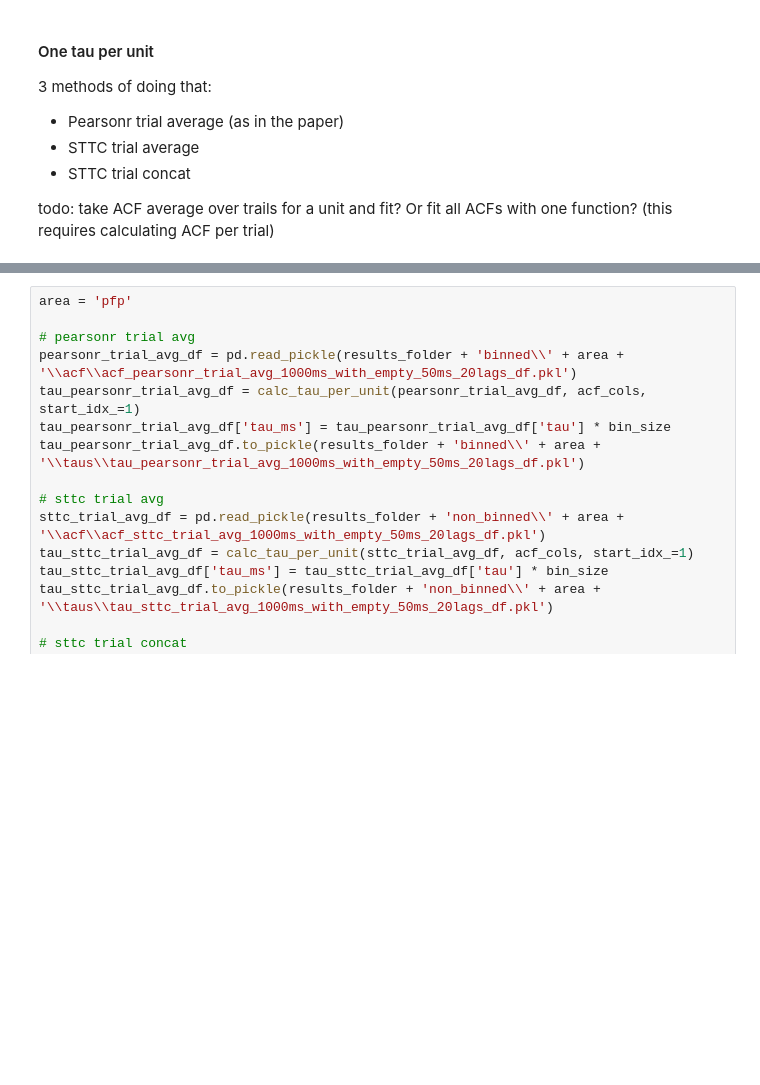
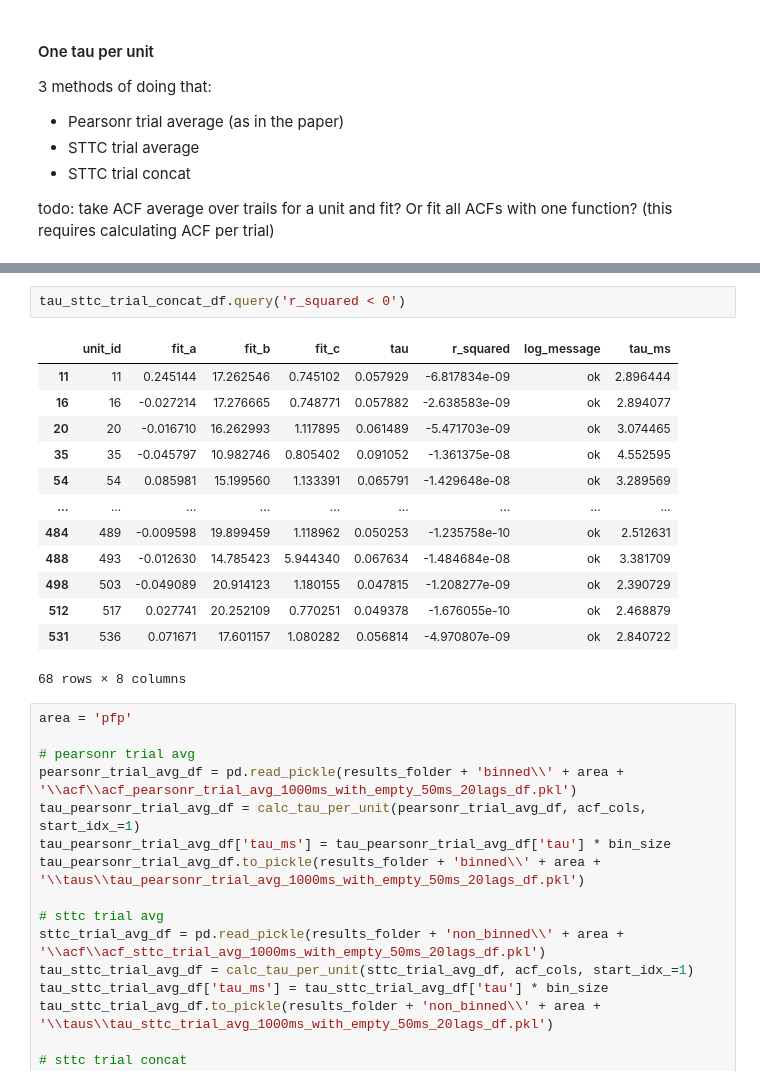
Before and after one commit to iinnpp/isttc, a Jupyter notebook: notebooks/monkey/calculate_tau.ipynb, the cells around one changed output, grey strips where cells are left out. Cells and saved outputs as stored; diff of their text form; blank space fills up the shorter version.

```diff
--- a/notebooks/monkey/calculate_tau.ipynb
+++ b/notebooks/monkey/calculate_tau.ipynb
@@ -88,3 +143,19 @@ tau_sttc_trial_concat_df.to_pickle(results_folder + 'non_binned\\' + area + '\\t
+# %%
+tau_sttc_trial_concat_df.query('r_squared < 0')
+# %% [output]
+|  | unit_id | fit_a | fit_b | fit_c | tau | r_squared | log_message | tau_ms |
+| 11 | 11 | 0.245144 | 17.262546 | 0.745102 | 0.057929 | -6.817834e-09 | ok | 2.896444 |
+| 16 | 16 | -0.027214 | 17.276665 | 0.748771 | 0.057882 | -2.638583e-09 | ok | 2.894077 |
+| 20 | 20 | -0.016710 | 16.262993 | 1.117895 | 0.061489 | -5.471703e-09 | ok | 3.074465 |
+| 35 | 35 | -0.045797 | 10.982746 | 0.805402 | 0.091052 | -1.361375e-08 | ok | 4.552595 |
+| 54 | 54 | 0.085981 | 15.199560 | 1.133391 | 0.065791 | -1.429648e-08 | ok | 3.289569 |
+| ... | ... | ... | ... | ... | ... | ... | ... | ... |
+| 484 | 489 | -0.009598 | 19.899459 | 1.118962 | 0.050253 | -1.235758e-10 | ok | 2.512631 |
+| 488 | 493 | -0.012630 | 14.785423 | 5.944340 | 0.067634 | -1.484684e-08 | ok | 3.381709 |
+| 498 | 503 | -0.049089 | 20.914123 | 1.180155 | 0.047815 | -1.208277e-09 | ok | 2.390729 |
+| 512 | 517 | 0.027741 | 20.252109 | 0.770251 | 0.049378 | -1.676055e-10 | ok | 2.468879 |
+| 531 | 536 | 0.071671 | 17.601157 | 1.080282 | 0.056814 | -4.970807e-09 | ok | 2.840722 |
+68 rows × 8 columns
 # %%
 area = 'pfp'
 
```
Also changed, not shown: parts of 9 cells of this notebook, 2 other files.
